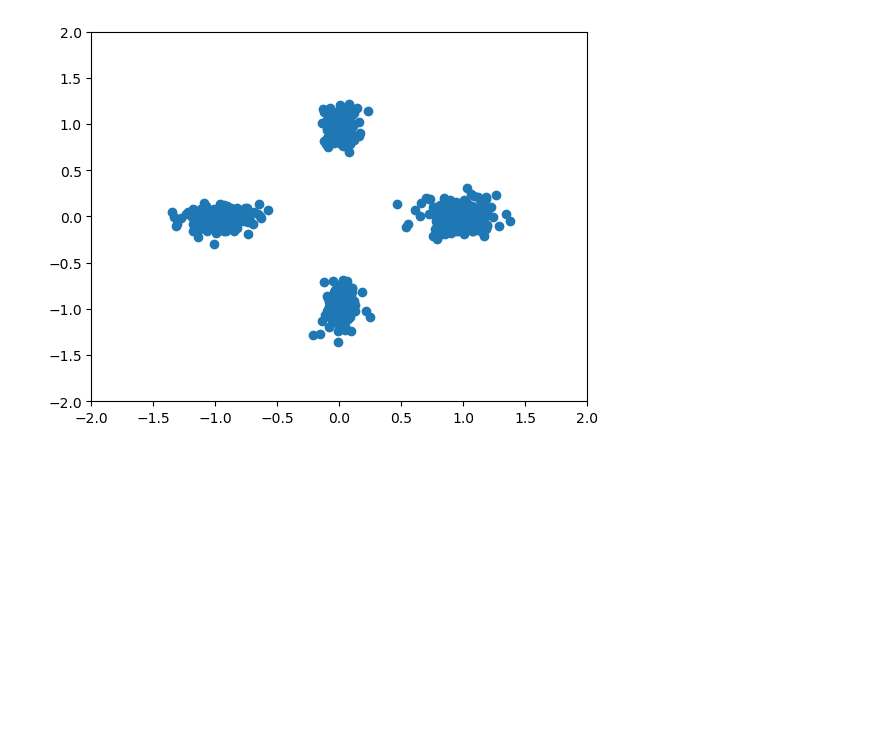
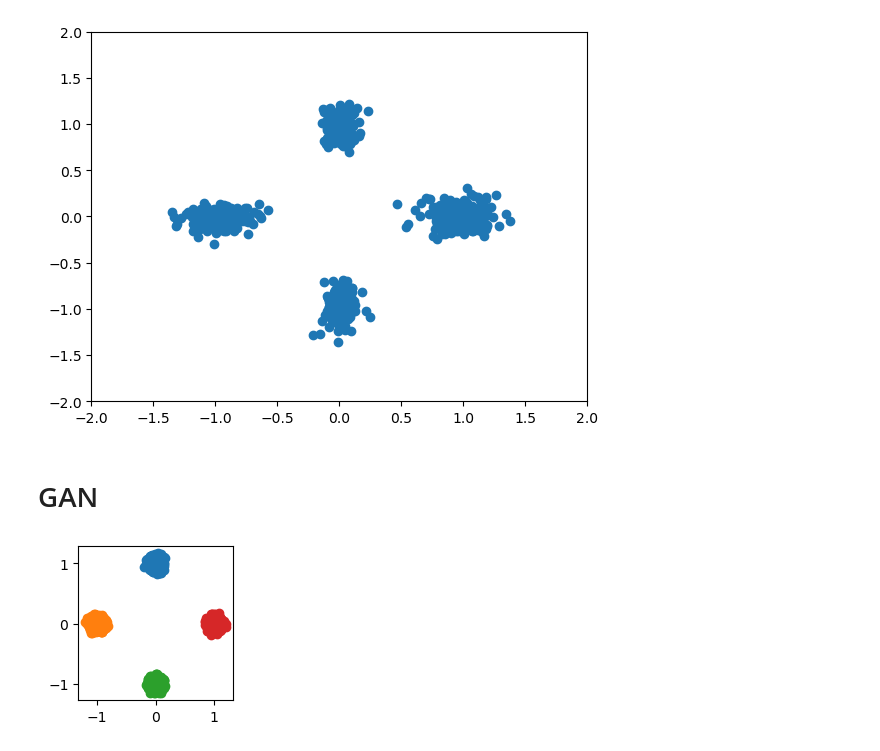
Before and after one commit to TieJean/MLHelpers, a Jupyter notebook: examples.ipynb, the cells around one changed output. Drawn from its saved outputs; the diff is of its cells as text; code cells hidden in the pictures; blank space fills up the shorter version.

```diff
--- a/examples.ipynb
+++ b/examples.ipynb
@@ -35,3 +35,33 @@ plt.ylim([-2, 2])
 plt.show()
 # %% [output]
 [figure]
+# %% [markdown]
+# GAN
+# %%
+import torch
+import torch.nn as nn
+import torch.optim as optim
+import matplotlib.pyplot as plt
+
+import sys
+sys.path.append("/Users/tiejean/Documents/Education/Implementations/mlHlpers")
+
+from modules.mlp import MLP
+from modules.gan import GAN
+from utils.data import sample_circular_gmm
+
+data, data_info = sample_circular_gmm(8000, num_modes=4, viz=True)
+
+batch_size = 1000
+data_dim = 2
+noise_dim = 2
+generator = MLP([noise_dim, 128, 128, 128, 128, data_dim])
+discriminator = MLP([data_dim, 128, 128, 1])
+gan = GAN(generator, discriminator, nn.BCEWithLogitsLoss(), noise_dim=noise_dim)
+
+optimizer_g = optim.Adam(generator.parameters(), lr=0.0005, betas = (0.5, 0.999))
+optimizer_d = optim.Adam(discriminator.parameters(), lr=0.0005, betas= (0.5, 0.999))
+
+losses_d, losses_g = gan.train(data, optimizer_g, optimizer_d, batch_size, n_iter=5000, n_discrimitor_inner_step=10, n_generator_inner_step=1)
+# %% [output]
+[figure, added]
```
Also changed, not shown: parts of 5 cells of this notebook, 3 other files.
